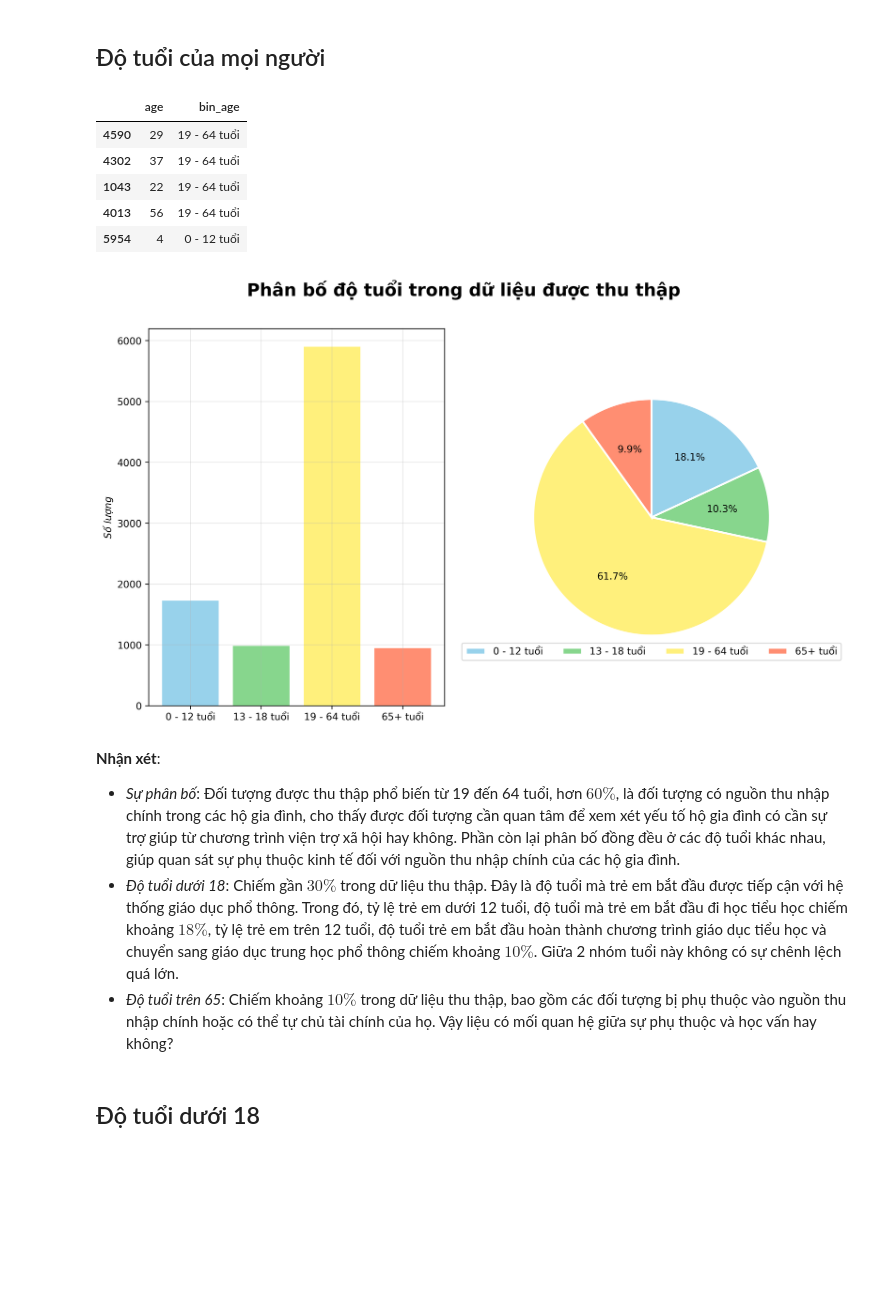
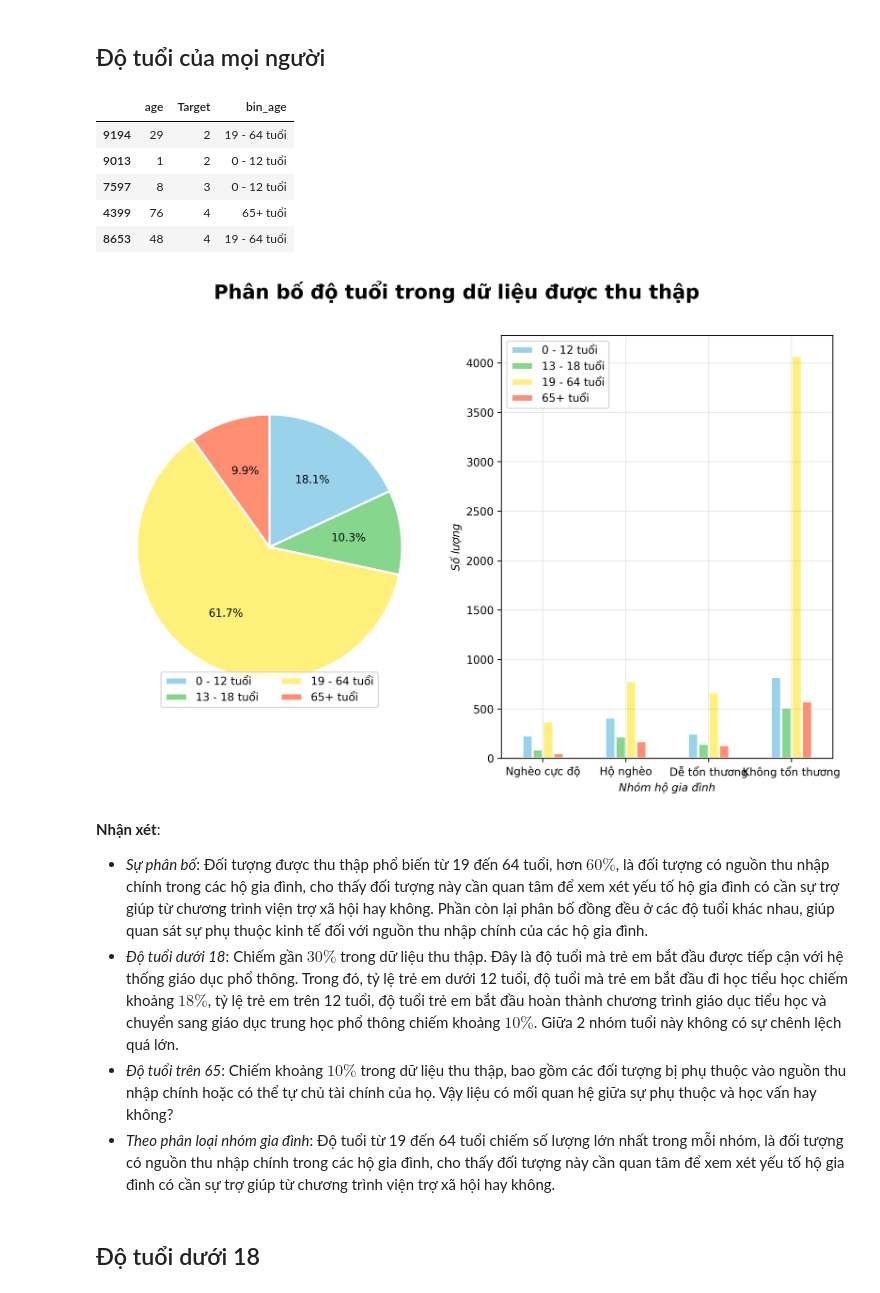
Before and after one commit to iam-Dylan/costa-rican-household, a Jupyter notebook: source/eda_DK.ipynb, the cells around one changed output. Drawn from its saved outputs; the diff is of its cells as text; code cells hidden in the pictures; blank space fills up the shorter version.

```diff
--- a/source/eda_DK.ipynb
+++ b/source/eda_DK.ipynb
@@ -47,7 +47,7 @@ all_data = train
 # %% [markdown]
 ## Độ tuổi của mọi người
 # %%
-age_data = all_data[['age']].copy()
+age_data = all_data[['age', 'Target']].copy()
 age_data['bin_age'] = age_data['age']
 age_data.loc[age_data['age'] <= 12, 'bin_age'] = '0 - 12 tuổi'
 age_data.loc[(age_data['age'] > 12) & (age_data['age'] <= 18), 'bin_age'] = '13 - 18 tuổi'
@@ -55,40 +55,44 @@ age_data.loc[(age_data['age'] > 18) & (age_data['age'] < 65), 'bin_age'] = '19 -
 age_data.loc[age_data['age'] >= 65, 'bin_age'] = '65+ tuổi'
 age_data.sample(5)
 # %% [output]
-|  | age | bin_age |
-| 4590 | 29 | 19 - 64 tuổi |
-| 4302 | 37 | 19 - 64 tuổi |
-| 1043 | 22 | 19 - 64 tuổi |
-| 4013 | 56 | 19 - 64 tuổi |
-| 5954 | 4 | 0 - 12 tuổi |
+|  | age | Target | bin_age |
+| 9194 | 29 | 2 | 19 - 64 tuổi |
+| 9013 | 1 | 2 | 0 - 12 tuổi |
+| 7597 | 8 | 3 | 0 - 12 tuổi |
+| 4399 | 76 | 4 | 65+ tuổi |
+| 8653 | 48 | 4 | 19 - 64 tuổi |
 # %%
-age_count = age_data['bin_age'].value_counts().sort_index().to_frame(name='value')
-age_count['color'] = ['#98d2eb', '#87D68D', '#fff07c', '#FF8E72']
+color_lst = ['#98d2eb', '#87D68D', '#fff07c', '#FF8E72']
 
 # Plot the bar chart and pie chart in the same subplot for 'age' column
-fig, (ax_bar, ax_pie) = plt.subplots(1, 2)
+fig, (ax_pie, ax_bar) = plt.subplots(1, 2)
 
-ax_bar.bar(age_count.index, age_count.value, color=age_count['color']);
-ax_bar.grid(alpha=0.3)
-ax_bar.set_ylabel('Số lượng', style='italic')
+age_count = age_data[['Target', 'bin_age']].groupby(['Target', 'bin_age']).value_counts().sort_index().to_frame(name='value')
+age_count = age_count.stack().unstack([-2,-1]).rename_axis((None, None), axis=1)
+age_count.columns = age_count.columns.droplevel(1)
+age_count.plot(kind='bar', ax=ax_bar, color=color_lst, edgecolor='white', linewidth=2);
+ax_bar.set_xlabel('Nhóm hộ gia đình', style='italic'); ax_bar.set_xticklabels(['Nghèo cực độ', 'Hộ nghèo', 'Dễ tổn thương', 'Không tổn thương'], rotation=0);
+ax_bar.set_ylabel('Số lượng', style='italic');
+ax_bar.grid(alpha=0.3);
 
+age_count = age_data['bin_age'].value_counts().sort_index().to_frame(name='value')
 ax_pie.pie(age_count.value,
            labels=age_count.index, labeldistance=None,
-           colors=age_count['color'],
+           colors=color_lst,
            wedgeprops = {"edgecolor" : "white", 'linewidth': 2, 'antialiased': True},
            autopct='%1.1f%%', pctdistance=.6,
            startangle=90, counterclock=False);
-
-ax_pie.legend(loc='lower center', ncol=4);
+ax_pie.legend(loc='lower center', ncol=2);
 
 plt.suptitle('Phân bố độ tuổi trong dữ liệu được thu thập', weight='bold', fontsize=18);
 # %% [output]
-[figure, old version]
+[figure, new version]
 # %% [markdown]
 **Nhận xét**:
-- _Sự phân bố_: Đối tượng được thu thập phổ biến từ 19 đến 64 tuổi, hơn $60\%$, là đối tượng có nguồn thu nhập chính trong các hộ gia đình, cho thấy được đối tượng cần quan tâm để xem xét yếu tố hộ gia đình có cần sự trợ giúp từ chương trình viện trợ xã hội hay không. Phần còn lại phân bố đồng đều ở các độ tuổi khác nhau, giúp quan sát sự phụ thuộc kinh tế đối với nguồn thu nhập chính của các hộ gia đình.
+- _Sự phân bố_: Đối tượng được thu thập phổ biến từ 19 đến 64 tuổi, hơn $60\%$, là đối tượng có nguồn thu nhập chính trong các hộ gia đình, cho thấy đối tượng này cần quan tâm để xem xét yếu tố hộ gia đình có cần sự trợ giúp từ chương trình viện trợ xã hội hay không. Phần còn lại phân bố đồng đều ở các độ tuổi khác nhau, giúp quan sát sự phụ thuộc kinh tế đối với nguồn thu nhập chính của các hộ gia đình.
 - _Độ tuổi dưới 18_: Chiếm gần $30\%$ trong dữ liệu thu thập. Đây là độ tuổi mà trẻ em bắt đầu được tiếp cận với hệ thống giáo dục phổ thông. Trong đó, tỷ lệ trẻ em dưới 12 tuổi, độ tuổi mà trẻ em bắt đầu đi học tiểu học chiếm khoảng $18\%$, tỷ lệ trẻ em trên 12 tuổi, độ tuổi trẻ em bắt đầu hoàn thành chương trình giáo dục tiểu học và chuyển sang giáo dục trung học phổ thông chiếm khoảng $10\%$. Giữa 2 nhóm tuổi này không có sự chênh lệch quá lớn.
 - _Độ tuổi trên 65_: Chiếm khoảng $10\%$ trong dữ liệu thu thập, bao gồm các đối tượng bị phụ thuộc vào nguồn thu nhập chính hoặc có thể tự chủ tài chính của họ. Vậy liệu có mối quan hệ giữa sự phụ thuộc và học vấn hay không?
+- _Theo phân loại nhóm gia đình_: Độ tuổi từ 19 đến 64 tuổi chiếm số lượng lớn nhất trong mỗi nhóm, là đối tượng có nguồn thu nhập chính trong các hộ gia đình, cho thấy đối tượng này cần quan tâm để xem xét yếu tố hộ gia đình có cần sự trợ giúp từ chương trình viện trợ xã hội hay không.
 # %% [markdown]
 ## Độ tuổi dưới 18
 # %%
```
Also changed, not shown: parts of 9 cells of this notebook.
